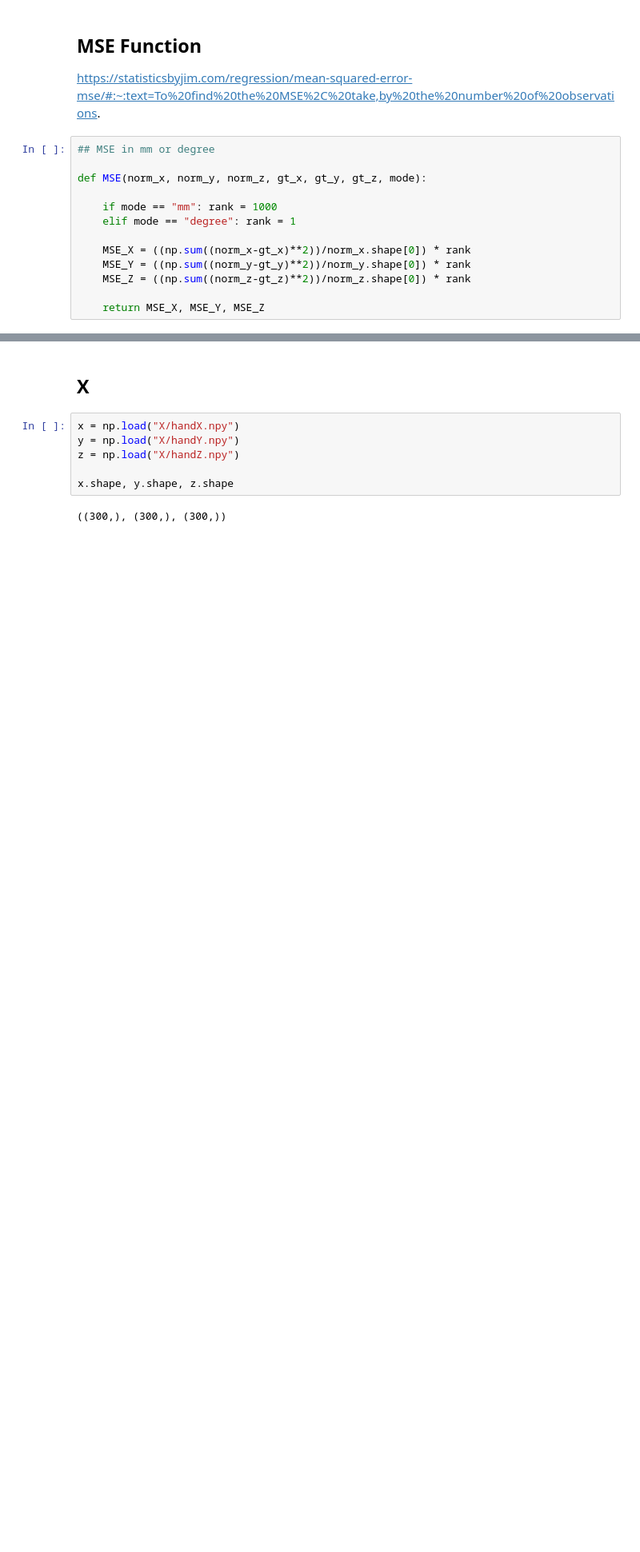
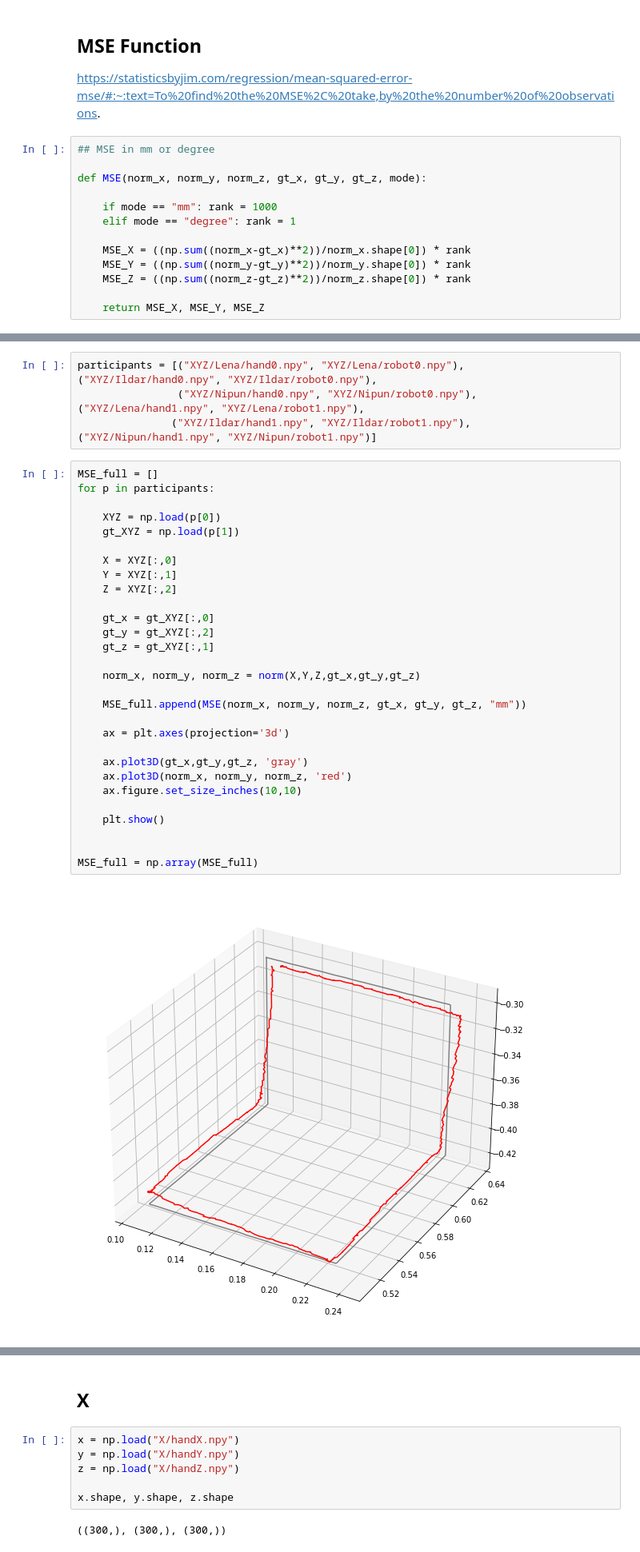
Before and after one commit to lenaNzrva/MSc_Thesis, a Jupyter notebook: PosOrientEval/ResultsAnalys.ipynb, the cells around one changed output, grey strips where cells are left out. Shown at 80% size. Drawn from its saved outputs; the diff is of its cells as text; blank space fills up the shorter version.

```diff
--- a/PosOrientEval/ResultsAnalys.ipynb
+++ b/PosOrientEval/ResultsAnalys.ipynb
@@ -45,0 +48,35 @@ def MSE(norm_x, norm_y, norm_z, gt_x, gt_y, gt_z, mode):
+# %%
+participants = [("XYZ/Lena/hand0.npy", "XYZ/Lena/robot0.npy"), ("XYZ/Ildar/hand0.npy", "XYZ/Ildar/robot0.npy"),
+                ("XYZ/Nipun/hand0.npy", "XYZ/Nipun/robot0.npy"), ("XYZ/Lena/hand1.npy", "XYZ/Lena/robot1.npy"),
+               ("XYZ/Ildar/hand1.npy", "XYZ/Ildar/robot1.npy"), ("XYZ/Nipun/hand1.npy", "XYZ/Nipun/robot1.npy")]
+# %%
+MSE_full = []
+for p in participants:
+
+    XYZ = np.load(p[0])
+    gt_XYZ = np.load(p[1])
+
+    X = XYZ[:,0]
+    Y = XYZ[:,1]
+    Z = XYZ[:,2]
+
+    gt_x = gt_XYZ[:,0]
+    gt_y = gt_XYZ[:,2]
+    gt_z = gt_XYZ[:,1]
+
+    norm_x, norm_y, norm_z = norm(X,Y,Z,gt_x,gt_y,gt_z)
+
+    MSE_full.append(MSE(norm_x, norm_y, norm_z, gt_x, gt_y, gt_z, "mm"))
+
+    ax = plt.axes(projection='3d')
+
+    ax.plot3D(gt_x,gt_y,gt_z, 'gray')
+    ax.plot3D(norm_x, norm_y, norm_z, 'red')
+    ax.figure.set_size_inches(10,10)
+
+    plt.show()
+
+
+MSE_full = np.array(MSE_full)
+# %% [output]
+[figure, added]
```
Also changed, not shown: parts of 14 cells of this notebook, 14 other files.
